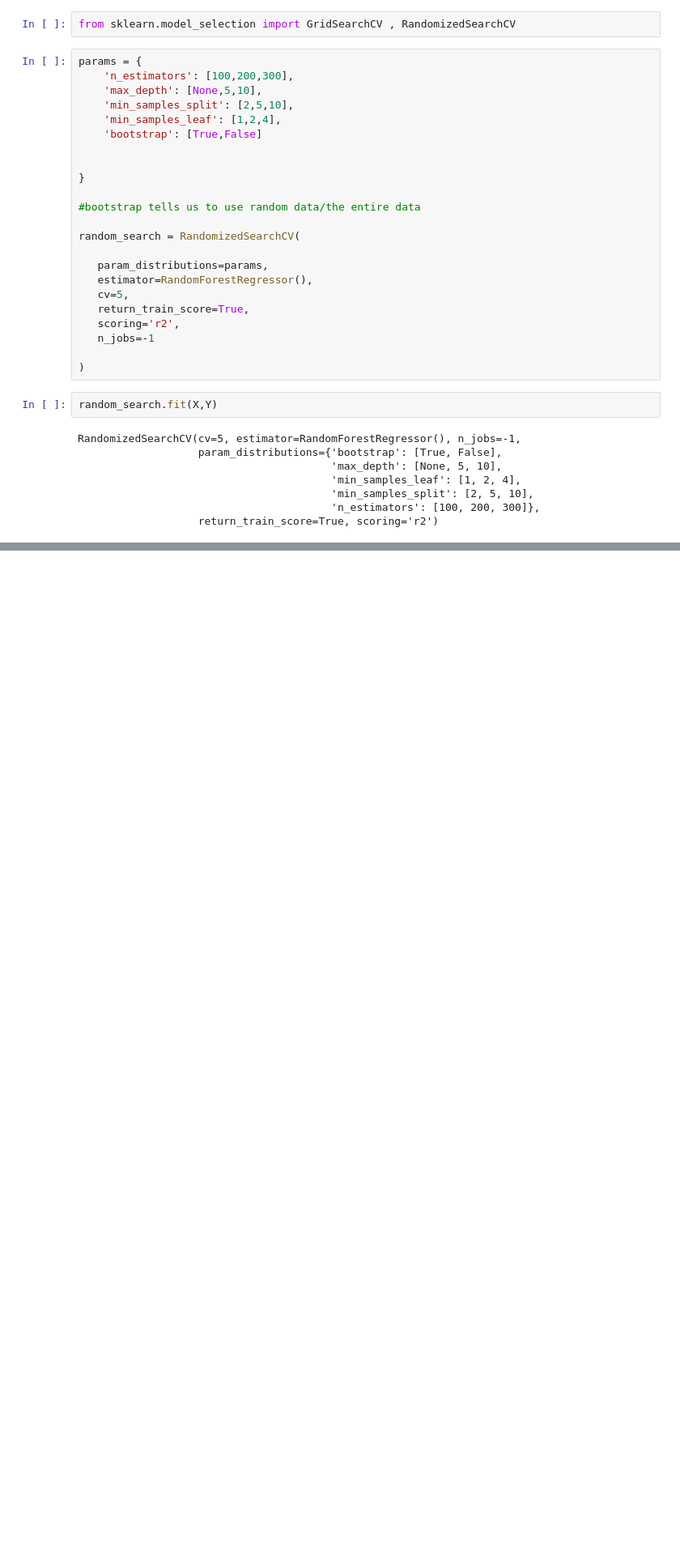
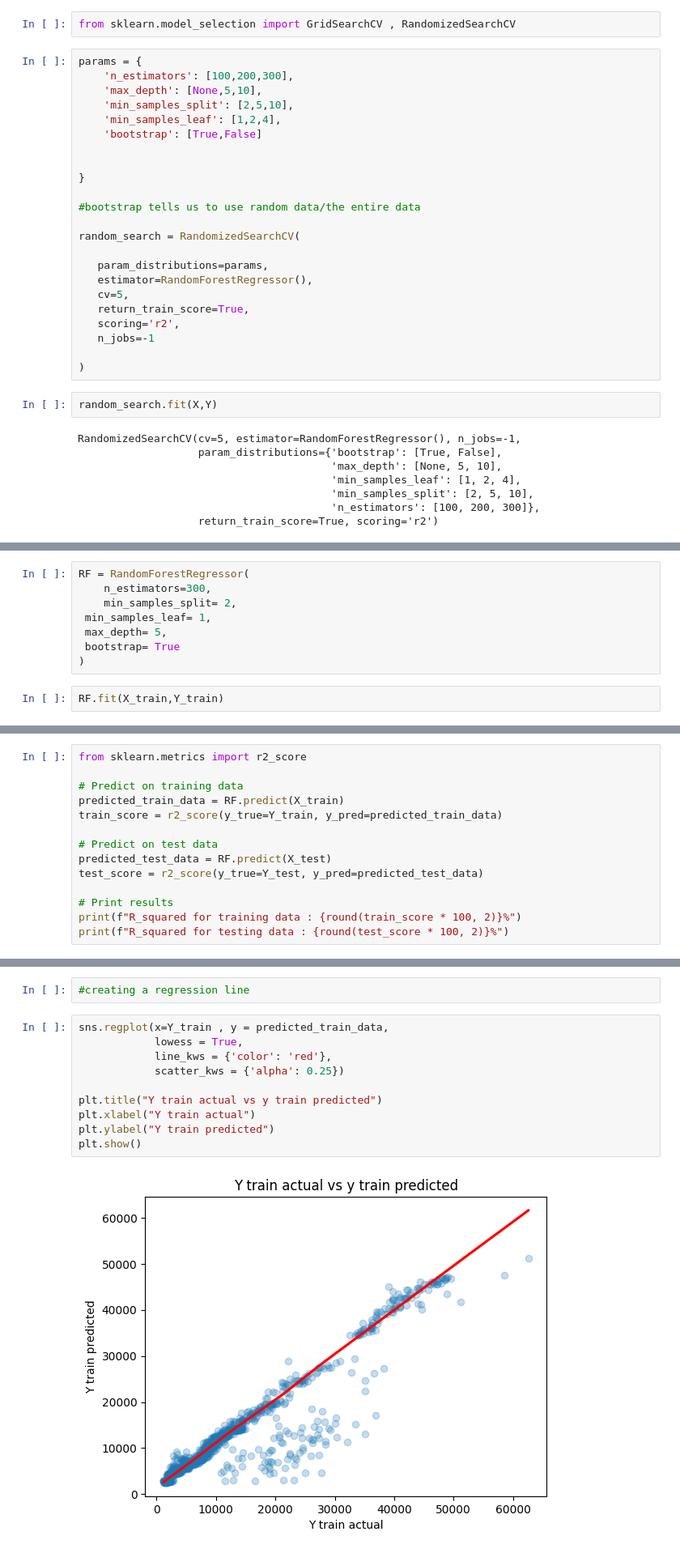
Before and after one commit to simplyshree/Insurance-Predictor-using-ML, a Jupyter notebook: insure.ipynb, the cells around one changed output, grey strips where cells are left out. Shown at 81% size. Saved outputs shown, nothing was run; the diff lists cells and outputs as text; blank space fills up the shorter version.

```diff
--- a/insure.ipynb
+++ b/insure.ipynb
@@ -601,0 +608,10 @@ trs = result(train)
+# %%
+RF = RandomForestRegressor(
+    n_estimators=300,
+    min_samples_split= 2,
+ min_samples_leaf= 1,
+ max_depth= 5,
+ bootstrap= True
+)
+# %%
+RF.fit(X_train,Y_train)
@@ -601,0 +622,14 @@ trs = result(train)
+# %%
+from sklearn.metrics import r2_score
+
+# Predict on training data
+predicted_train_data = RF.predict(X_train)
+train_score = r2_score(y_true=Y_train, y_pred=predicted_train_data)
+
+# Predict on test data
+predicted_test_data = RF.predict(X_test)
+test_score = r2_score(y_true=Y_test, y_pred=predicted_test_data)
+
+# Print results
+print(f"R_squared for training data : {round(train_score * 100, 2)}%")
+print(f"R_squared for testing data : {round(test_score * 100, 2)}%")
@@ -601,0 +639,14 @@ trs = result(train)
+# %%
+#creating a regression line
+# %%
+sns.regplot(x=Y_train , y = predicted_train_data,
+            lowess = True,
+            line_kws = {'color': 'red'},
+            scatter_kws = {'alpha': 0.25})
+
+plt.title("Y train actual vs y train predicted")
+plt.xlabel("Y train actual")
+plt.ylabel("Y train predicted")
+plt.show()
+# %% [output]
+[figure, added]
```
Also changed, not shown: parts of 22 cells of this notebook.
